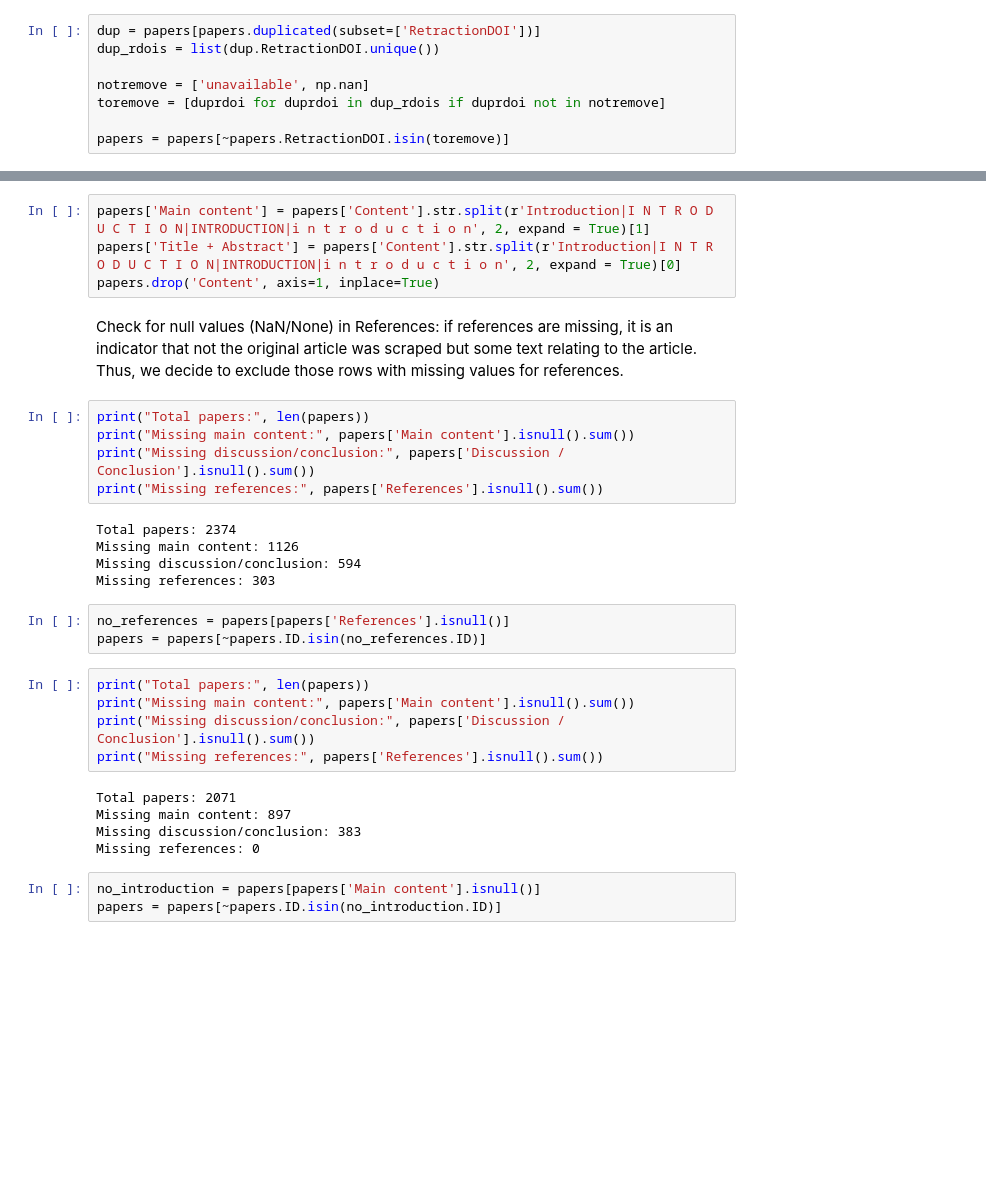
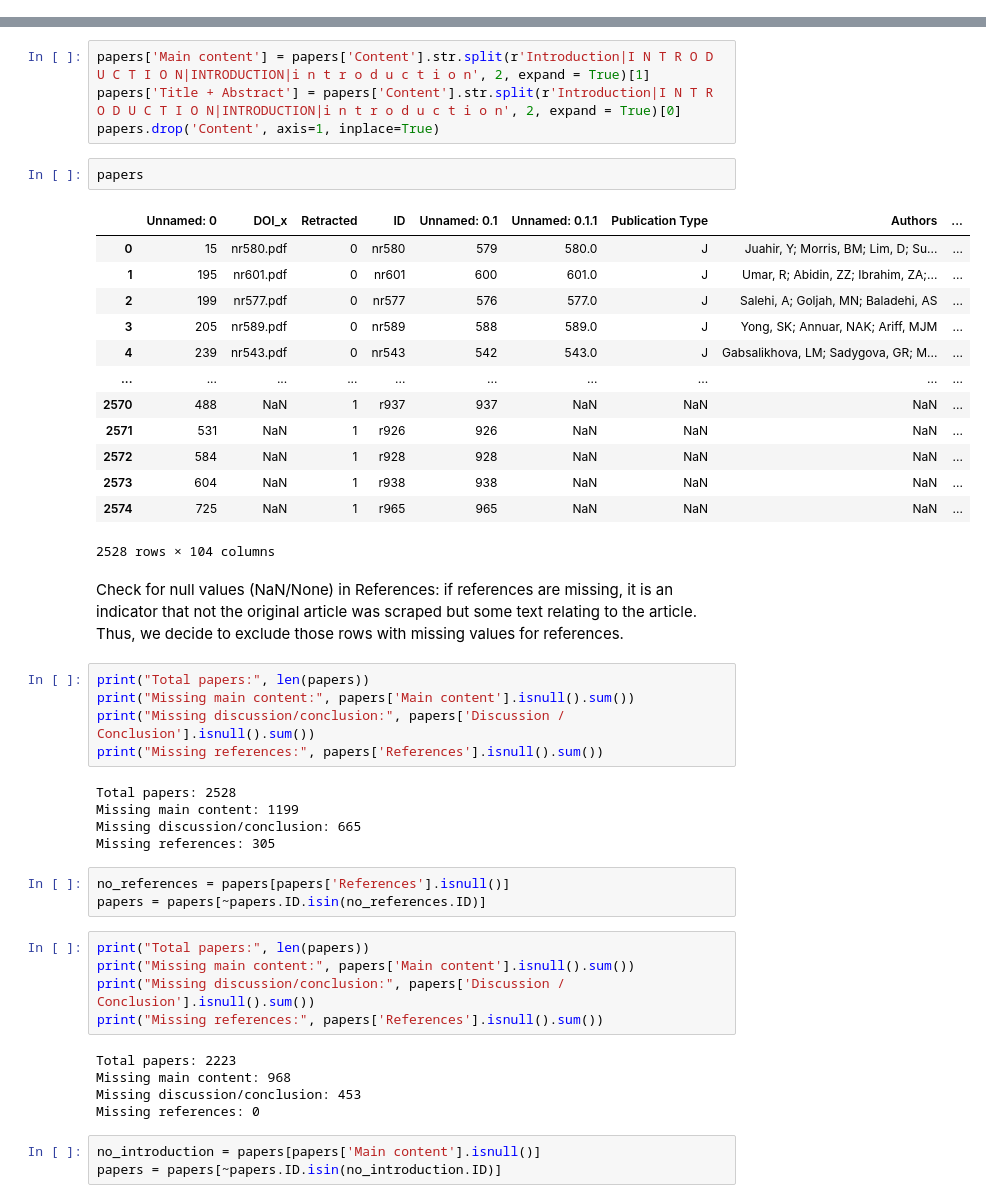
Before and after one commit to joepfranssen/error-detection-thesis, a Jupyter notebook: STEP3_preprocessing part 1.ipynb, the cells around one changed output, grey strips where cells are left out. Cells and saved outputs as stored; diff of their text form; blank space fills up the shorter version.

```diff
--- a/STEP3_preprocessing part 1.ipynb
+++ b/STEP3_preprocessing part 1.ipynb
@@ -53,8 +43,0 @@ papers[(papers.ID == 'r442') | (papers.ID == 'r443')]
-# %%
-dup = papers[papers.duplicated(subset=['RetractionDOI'])]
-dup_rdois = list(dup.RetractionDOI.unique())
-
-notremove = ['unavailable', np.nan]
-toremove = [duprdoi for duprdoi in dup_rdois if duprdoi not in notremove]
-
-papers = papers[~papers.RetractionDOI.isin(toremove)]
@@ -123,6 +79,22 @@ papers['Content'] = papers['Content'].str.split(r'Discussion|D I S C U S S I O N
 papers['Main content'] = papers['Content'].str.split(r'Introduction|I N T R O D U C T I O N|INTRODUCTION|i n t r o d u c t i o n', 2, expand = True)[1]
 papers['Title + Abstract'] = papers['Content'].str.split(r'Introduction|I N T R O D U C T I O N|INTRODUCTION|i n t r o d u c t i o n', 2, expand = True)[0]
 papers.drop('Content', axis=1, inplace=True)
+# %%
+papers
+# %% [output]
+|  | Unnamed: 0 | DOI_x | Retracted | ID | Unnamed: 0.1 | Unnamed: 0.1.1 | Publication Type | Authors | ... |
+| 0 | 15 | nr580.pdf | 0 | nr580 | 579 | 580.0 | J | Juahir, Y; Morris, BM; Lim, D; Su... | ... |
+| 1 | 195 | nr601.pdf | 0 | nr601 | 600 | 601.0 | J | Umar, R; Abidin, ZZ; Ibrahim, ZA;... | ... |
+| 2 | 199 | nr577.pdf | 0 | nr577 | 576 | 577.0 | J | Salehi, A; Goljah, MN; Baladehi, AS | ... |
+| 3 | 205 | nr589.pdf | 0 | nr589 | 588 | 589.0 | J | Yong, SK; Annuar, NAK; Ariff, MJM | ... |
+| 4 | 239 | nr543.pdf | 0 | nr543 | 542 | 543.0 | J | Gabsalikhova, LM; Sadygova, GR; M... | ... |
+| ... | ... | ... | ... | ... | ... | ... | ... | ... | ... |
+| 2570 | 488 | NaN | 1 | r937 | 937 | NaN | NaN | NaN | ... |
+| 2571 | 531 | NaN | 1 | r926 | 926 | NaN | NaN | NaN | ... |
+| 2572 | 584 | NaN | 1 | r928 | 928 | NaN | NaN | NaN | ... |
+| 2573 | 604 | NaN | 1 | r938 | 938 | NaN | NaN | NaN | ... |
+| 2574 | 725 | NaN | 1 | r965 | 965 | NaN | NaN | NaN | ... |
+2528 rows × 104 columns
 # %% [markdown]
 Check for null values (NaN/None) in References: if references are missing, it is an indicator that not the original article was scraped but some text relating to the article. Thus, we decide to exclude those rows with missing values for references.
 # %%
@@ -131,10 +103,10 @@ print("Missing main content:", papers['Main content'].isnull().sum())
 print("Missing discussion/conclusion:", papers['Discussion / Conclusion'].isnull().sum())
 print("Missing references:", papers['References'].isnull().sum())
 # %% [output]
-Total papers: 2374
-Missing main content: 1126
-Missing discussion/conclusion: 594
-Missing references: 303
+Total papers: 2528
+Missing main content: 1199
+Missing discussion/conclusion: 665
+Missing references: 305
 # %%
 no_references = papers[papers['References'].isnull()]
 papers = papers[~papers.ID.isin(no_references.ID)]
@@ -144,9 +116,9 @@ print("Missing main content:", papers['Main content'].isnull().sum())
 print("Missing discussion/conclusion:", papers['Discussion / Conclusion'].isnull().sum())
 print("Missing references:", papers['References'].isnull().sum())
 # %% [output]
-Total papers: 2071
-Missing main content: 897
-Missing discussion/conclusion: 383
+Total papers: 2223
+Missing main content: 968
+Missing discussion/conclusion: 453
 Missing references: 0
 # %%
 no_introduction = papers[papers['Main content'].isnull()]
```
Also changed, not shown: parts of 24 cells of this notebook, 1 other file.
